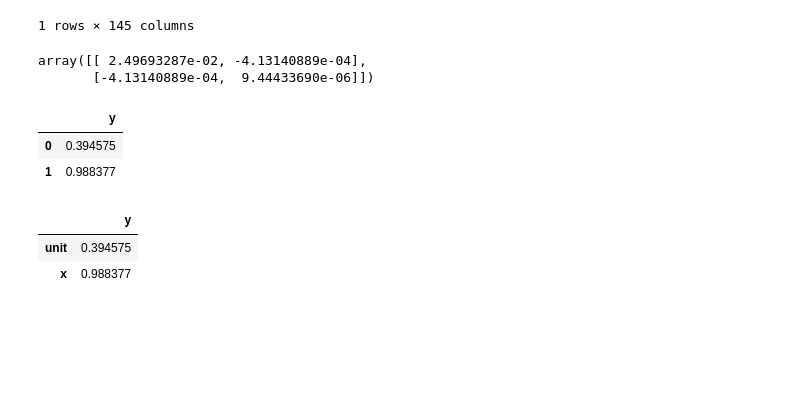
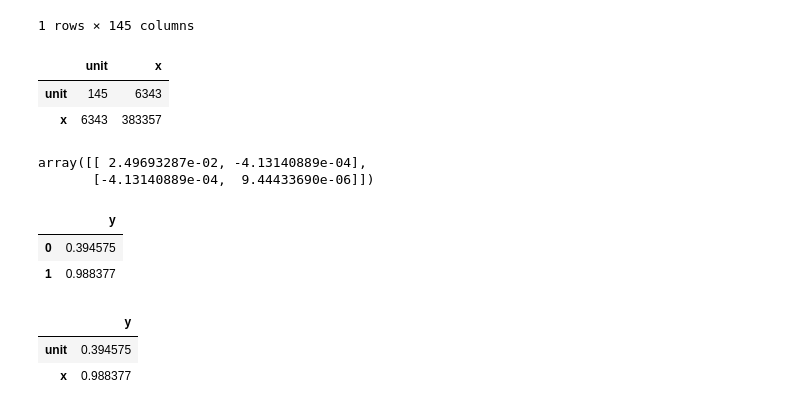
Before and after one commit to BheezPen/KSolutions-ML-Projects, a Jupyter notebook: Building_Model_Linear_Regression_Manually.ipynb, the cells around one changed output. Cells and saved outputs as stored; diff of their text form; code cells hidden in the pictures; blank space fills up the shorter version.

```diff
--- a/Building_Model_Linear_Regression_Manually.ipynb
+++ b/Building_Model_Linear_Regression_Manually.ipynb
@@ -177,19 +177,47 @@ yTranspose
 # %%
 # again, Remember, the regression equation as prooved in the notebook here,
 
 # B = inv(xTranspose x X) x xTranspose x y
+# Where B is the coefficient value
 
-inverseValue = np.linalg.inv(xTranspose @ x)
+# Since i already have x, y and xTranspose, lets solve further
+
+# Firstly, i will solve for (x^T x) i.e xTranspose multiplied by x
+
+# but to achieve that, becasue x and xTranspose aint scalar value but matrixes
+# then i need to do the multiplication
+# something intresting here, i can multiply because both matrices met the rule of matrices multiplication
+# # where the rule says the number of the 1st matrix column must be equal to the row of the 2nd matrix
+# Which means the multiplication of xtranspose and x here would be good to go
+
+xTmultiplyx = x.T @ x
 # Remeber that the @ is an operator that is used to multiply matrices together ih this scenerio
 # While using the @ is just a way, another way of multiplying matric is use the numpy dot notation.
 # So take note that, when multiplying scalar digits, we use the * operator
 # But when multiplying matrixex like that, we use the @ operator.
 
 
-
-inverseValue
+xTmultiplyx
 # %% [output]
-array([[ 2.49693287e-02, -4.13140889e-04],
-       [-4.13140889e-04,  9.44433690e-06]])
+|  | unit | x |
+| unit | 145 | 6343 |
+| x | 6343 | 383357 |
+# %%
+# Now, after sucessful multiplication, as seen above. i will find its invers
+
+# TO find its inverse, i need the inv method i can find within the linear algebra method in the numpy module
+# take note  :  linear algebra ======== linalg
+# inverse ====== inv()
+
+inverseValue = np.linalg.inv(xTmultiplyx) #Passed by multiplied matrix result into the inv function
+
+# Remember here, you can simply hit the tab button to use the intellisence option to help list
+# possible methods in a class when working on stuffs like that.
+
+# Also, ctrl + i in jupyter lab with bring out the Contextual Help tab to help read documentation faster
+inverseValue
+# %% [output]
+array([[ 2.49693287e-02, -4.13140889e-04],
+       [-4.13140889e-04,  9.44433690e-06]])
 # %%
 #Calculating for B from by formula here
```
Also changed, not shown: parts of 5 cells of this notebook.
